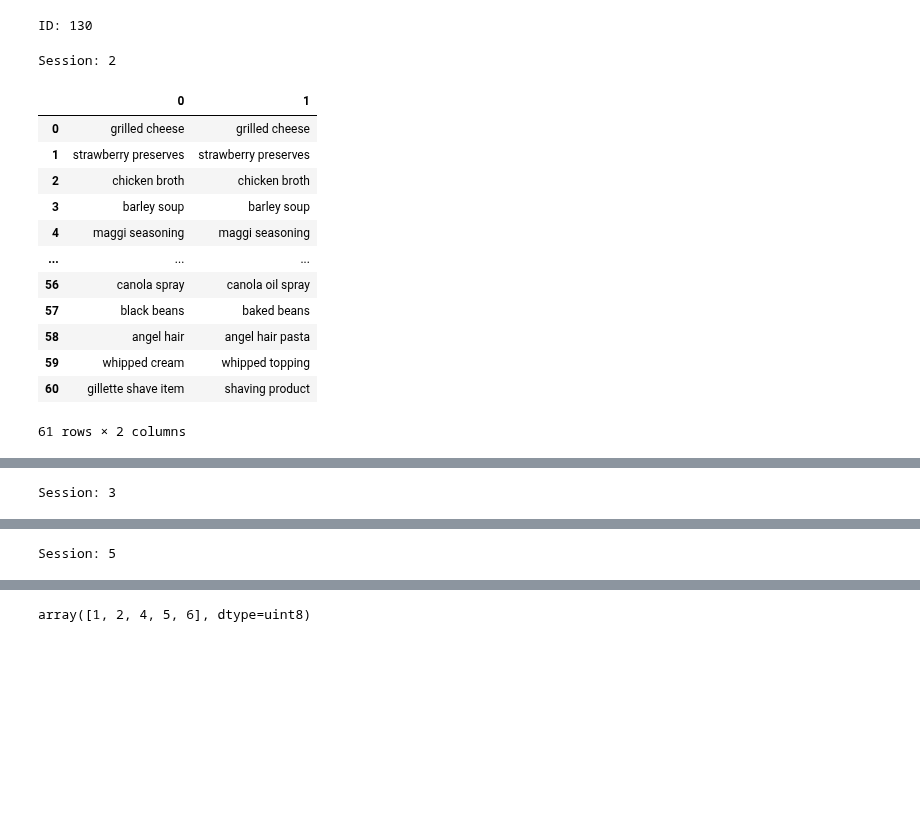
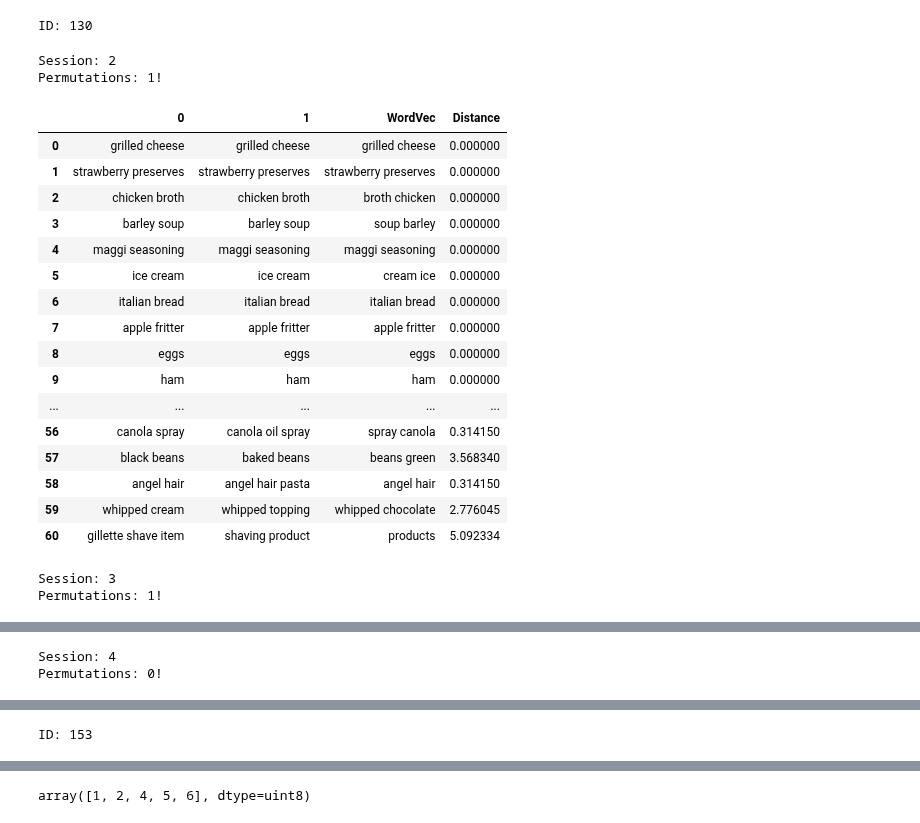
Before and after one commit to jjailer/grocery-receipt-data-cleaning, a Jupyter notebook: Scripts/merge.ipynb, the cells around one changed output, grey strips where cells are left out. Drawn from its saved outputs; the diff is of its cells as text; code cells hidden in the pictures; blank space fills up the shorter version.

```diff
--- a/Scripts/merge.ipynb
+++ b/Scripts/merge.ipynb
@@ -5,7 +5,12 @@ import itertools
 from tqdm.auto import tqdm
 
 import gensim.downloader as api
-word_vectors = api.load("glove-wiki-gigaword-50")
+# %%
+pd.set_option('display.max_rows', 500)
+# %%
+# https://github.com/RaRe-Technologies/gensim-data#models
+# 50, 100, 200, 300
+word_vectors = api.load("glove-wiki-gigaword-100")
 # %%
 DATA_PATH = '../Data/'
 FILES = ['clean_max.csv', 'clean_mar.csv', 'clean_sam.csv']
@@ -110,14 +138,11 @@ def align(df1, df2):
     #return
 
     # all permutations of remaining indices
-    perms = list(itertools.permutations(df2_dropped))
-    #print(len(perms), end=' ')
+    perms = itertools.permutations(df2_dropped)
+    print(f'Permutations: {len(df2_dropped)}!', end=' ')
 
-    # TODO: this might be needed
-    # df1['WordVec'], df2['WordVec'] = None, None
-    # df1['Distance'], df2['Distance'] = 99, 99
     # generate word vectors and similarity
-    if len(perms) > 1:
+    if len(df2_dropped) > 1:
         total_distance = []
         df1_reindexed = df1[df1_dropped].reset_index(drop=True)
         for p in tqdm(perms, desc="Permutations", leave=False):
@@ -126,9 +151,11 @@ def align(df1, df2):
                 sum(pd.concat(
                     [df1_reindexed, df2[p].reset_index(drop=True)], axis=1).apply(compare, axis=1).Distance))
         # find max permutation
-        result_index = pd.Index(perms[total_distance.index(min(total_distance))])
+        perms_reset = itertools.permutations(df2_dropped) # reset generator
+        result_index = pd.Index(next(itertools.islice(perms_reset, total_distance.index(min(total_distance)), None)))
     else:
-        result_index = pd.Index(perms[0])
+        perms_reset = itertools.permutations(df2_dropped) # reset generator
+        result_index = pd.Index(next(itertools.islice(perms_reset, 0, None)))
 
     # return concatendated dataframe with word vectors
     if result_pairs:
@@ -146,43 +173,38 @@ def align(df1, df2):
     return df_combined
 # %%
 ### Test hand alignment against algorithm
+# in dfs[0]<->dfs[1] comparison we encounter 12! / 6 / 60 / 60 / 24 = 924 = 3 years run time
 def align_by_algo():
     df_final = pd.DataFrame()
-    for pid in tqdm([130, 153, 135, 137, 141, 114, 121, 127], desc="IDs"):
+    IDs = [130, 153, 135, 137, 141, 114, 121, 127]
+    for pid in tqdm(IDs, desc="IDs"):
         print(f'ID: {pid}')
         for session in tqdm(dfs[0].loc[dfs[0].ID == pid, 'Session'].unique(), desc="Sessions"):
             print(f'Session: {session}')
             display(align(dfs[0].loc[(dfs[0].ID == pid) & (dfs[0].Session == session), 'Item'].reset_index(drop=True),
-                          dfs[2].loc[(dfs[2].ID == pid) & (dfs[2].Session == session), 'Item'].reset_index(drop=True)))
-        #df_final = pd.concat([df_final,
-        #                      align(dfs[0].loc[(dfs[0].ID == 137) & (dfs[0].Basket == basket), 'Item'].reset_index(drop=True),
-        #                            dfs[2].loc[(dfs[2].ID == 137) & (dfs[2].Basket == basket), 'Item'].reset_index(drop=True))], ignore_index=True)
-    #display(df_final.apply(compare, axis=1))
+                          dfs[2].loc[(dfs[2].ID == pid) & (dfs[2].Session == session), 'Item'].reset_index(drop=True)).apply(compare, axis=1))
 
 align_by_algo()
-
-def align_count_free_rows():
-    for pid in tqdm(ids_shared, desc="IDs"):
-        print(f'PID={pid}:', end=' ')
-        for session in range(1, 7):
-            align(dfs[0].loc[(dfs[0].ID == pid) & (dfs[0].Session == session), 'Item'].reset_index(drop=True),
-                  dfs[2].loc[(dfs[2].ID == pid) & (dfs[2].Session == session), 'Item'].reset_index(drop=True))
-        print()
-
-#align_count_free_rows()
 # %% [output]
 ID: 130
 Session: 2
+Permutations: 1!
-|  | 0 | 1 |
-| 0 | grilled cheese | grilled cheese |
-| 1 | strawberry preserves | strawberry preserves |
-| 2 | chicken broth | chicken broth |
-| 3 | barley soup | barley soup |
-| 4 | maggi seasoning | maggi seasoning |
-| ... | ... | ... |
-| 56 | canola spray | canola oil spray |
-| 57 | black beans | baked beans |
-| 58 | angel hair | angel hair pasta |
-| 59 | whipped cream | whipped topping |
-| 60 | gillette shave item | shaving product |
+|  | 0 | 1 | WordVec | Distance |
+| 0 | grilled cheese | grilled cheese | grilled cheese | 0.000000 |
+| 1 | strawberry preserves | strawberry preserves | strawberry preserves | 0.000000 |
+| 2 | chicken broth | chicken broth | broth chicken | 0.000000 |
+| 3 | barley soup | barley soup | soup barley | 0.000000 |
+| 4 | maggi seasoning | maggi seasoning | maggi seasoning | 0.000000 |
+| 5 | ice cream | ice cream | cream ice | 0.000000 |
+| 6 | italian bread | italian bread | italian bread | 0.000000 |
+| 7 | apple fritter | apple fritter | apple fritter | 0.000000 |
+| 8 | eggs | eggs | eggs | 0.000000 |
+| 9 | ham | ham | ham | 0.000000 |
+| ... | ... | ... | ... | ... |
+| 56 | canola spray | canola oil spray | spray canola | 0.314150 |
+| 57 | black beans | baked beans | beans green | 3.568340 |
+| 58 | angel hair | angel hair pasta | angel hair | 0.314150 |
+| 59 | whipped cream | whipped topping | whipped chocolate | 2.776045 |
+| 60 | gillette shave item | shaving product | products | 5.092334 |
-61 rows × 2 columns
+Session: 3
+Permutations: 1!
@@ -189 +228,2 @@ Session: 2
-Session: 3
+Session: 4
+Permutations: 0!
@@ -225 +266 @@ Session: 4
-Session: 5
+ID: 153
```
Also changed, not shown: parts of 3 cells of this notebook, 1 other file.
